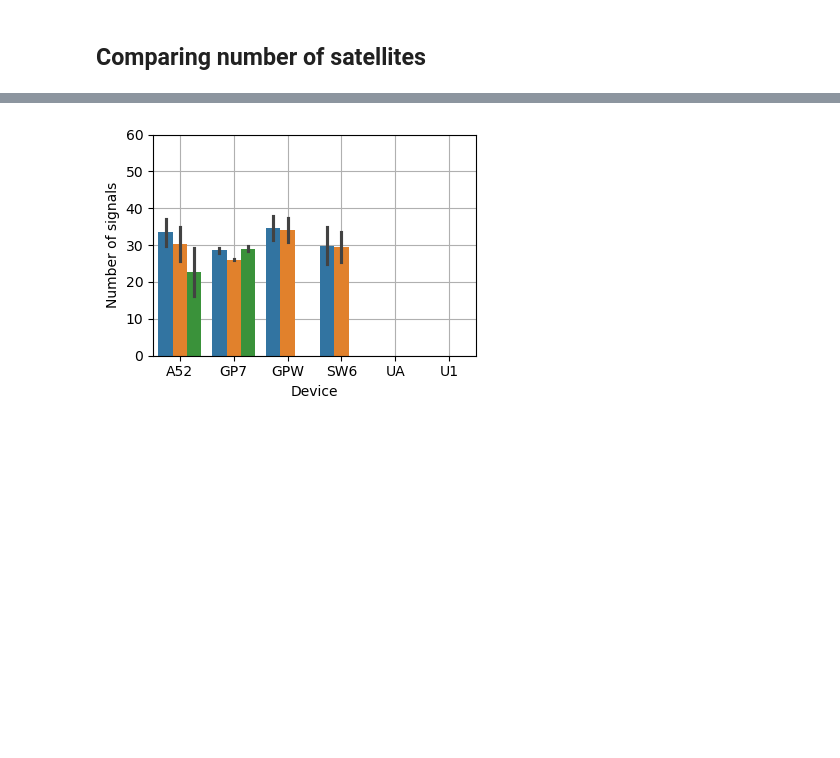
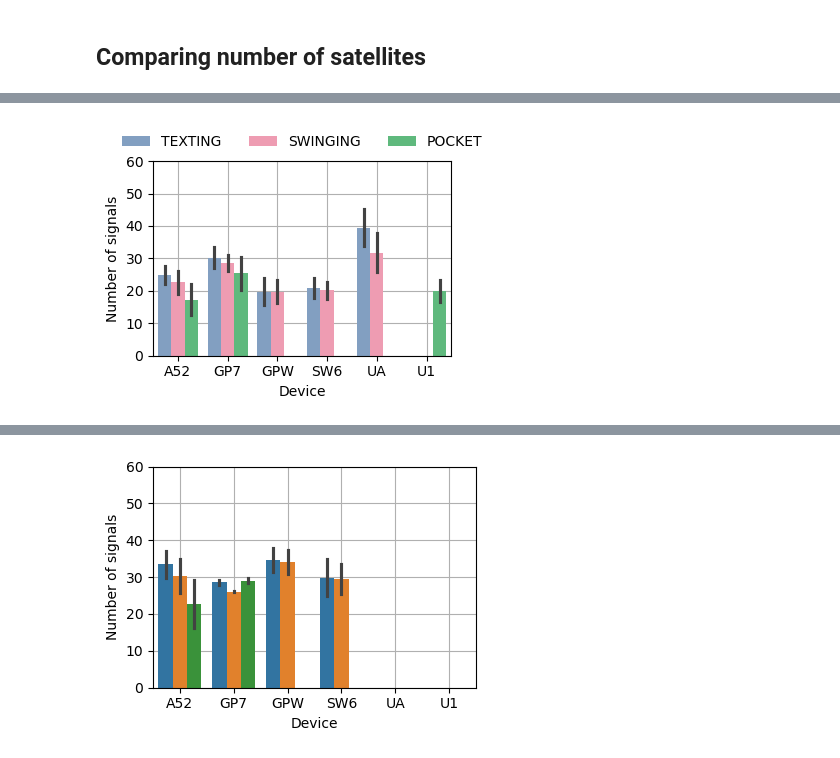
Before and after one commit to agrenier-gnss/MimirAnalyzer, a Jupyter notebook: 2024_Dataset_GEOLOC/measurement_analysis.ipynb, the cells around one changed output, grey strips where cells are left out. Cells and saved outputs as stored; diff of their text form; code cells hidden in the pictures; blank space fills up the shorter version.

```diff
--- a/2024_Dataset_GEOLOC/measurement_analysis.ipynb
+++ b/2024_Dataset_GEOLOC/measurement_analysis.ipynb
@@ -270,3 +283,21 @@ log_dict = misc.selectMode([log_android, log_mat], mode=['SWINGING', 'TEXTING',
+# %%
+# Filter observations to keep only GPS, GALILEO, GLONASS valid (code lock and TOW/TOD known)
+log_dict_filtered = {}
+for device, log in log_dict.items():
+    if device in device_android:
+        log_dict_filtered[device] = misc.selectValidSatellites(log)
+    # Assuming values logged in ULISS have pseudorange valid bit flag, seems to be the case in all files checked
+    if device in device_uliss:
+        log_dict_filtered[device] = log.copy()
+        #log_dict_filtered[device]['num_sat'] = log['num_sat_valid']
+
+misc.plotBarSignalsPerMode(log_dict_filtered, device_android, device_uliss)
+
+#plt.title("Open-sky (filtered by tracking state)")
+plt.tight_layout()
+plt.savefig(f'./Figures/signals_bar_mode_filtered_{survey}_track.png', dpi=300)
+# %% [output]
+[figure, added]
 # %%
 # Filter observations to keep only GPS, GALILEO, GLONASS valid (code lock and TOW/TOD known)
 log_dict_filtered = {}
```
Also changed, not shown: parts of 16 cells of this notebook, 12 other files.
